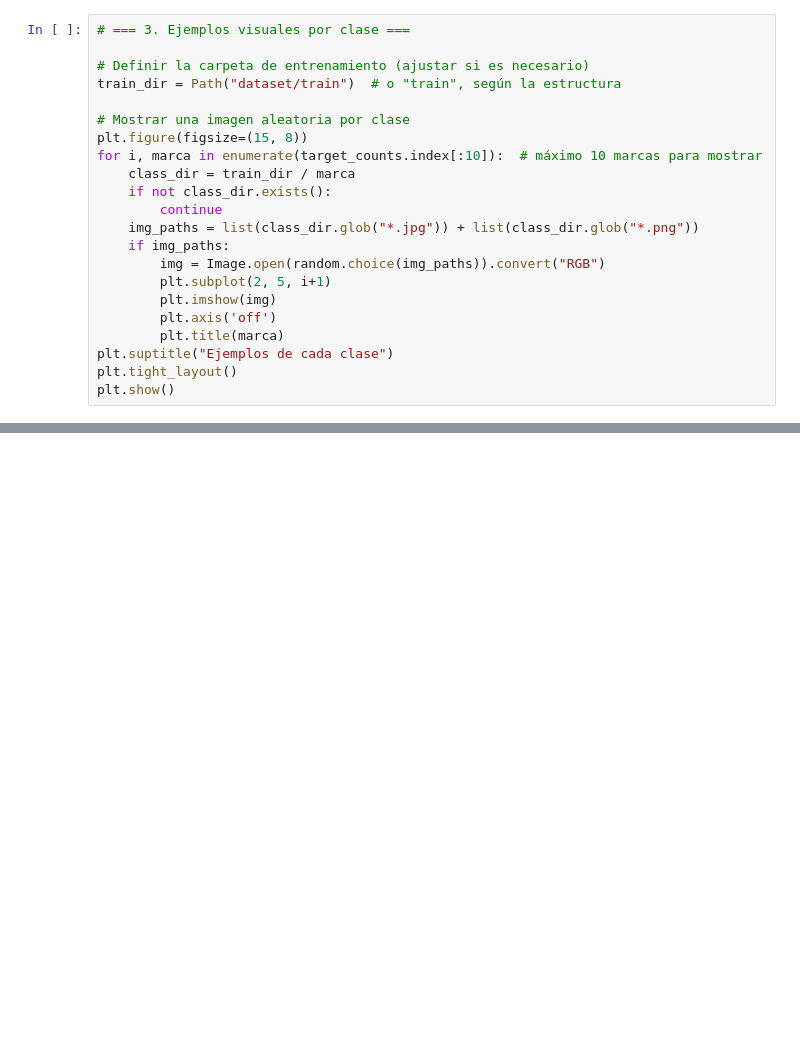
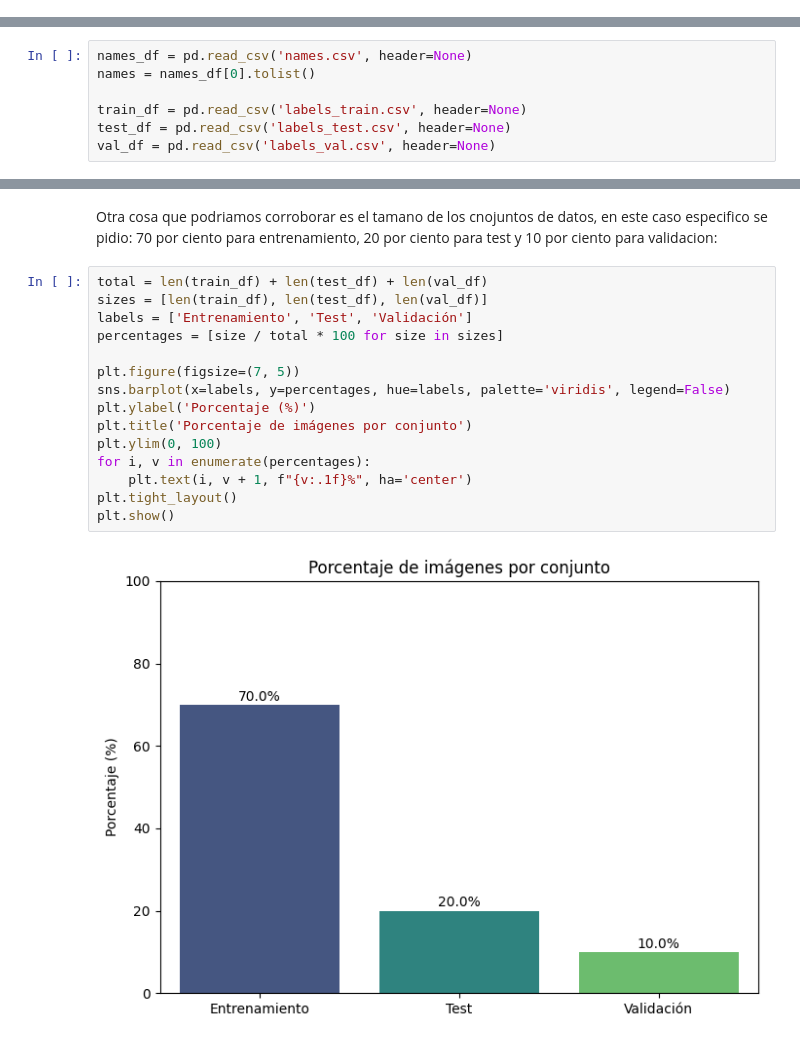
Before and after one commit to ManuelRamirezSilva/tpf_VA_RamirezSilva_Diaz, a Jupyter notebook: data/stanford_cars/analytics.ipynb, the cells around one changed output, grey strips where cells are left out. Cells and saved outputs as stored; diff of their text form; blank space fills up the shorter version.

```diff
--- a/data/stanford_cars/analytics.ipynb
+++ b/data/stanford_cars/analytics.ipynb
@@ -46,22 +8,0 @@ Passing `palette` without assigning `hue` is deprecated and will be removed in v
-# %%
-# === 3. Ejemplos visuales por clase ===
-
-# Definir la carpeta de entrenamiento (ajustar si es necesario)
-train_dir = Path("dataset/train")  # o "train", según la estructura
-
-# Mostrar una imagen aleatoria por clase
-plt.figure(figsize=(15, 8))
-for i, marca in enumerate(target_counts.index[:10]):  # máximo 10 marcas para mostrar
-    class_dir = train_dir / marca
-    if not class_dir.exists():
-        continue
-    img_paths = list(class_dir.glob("*.jpg")) + list(class_dir.glob("*.png"))
-    if img_paths:
-        img = Image.open(random.choice(img_paths)).convert("RGB")
-        plt.subplot(2, 5, i+1)
-        plt.imshow(img)
-        plt.axis('off')
-        plt.title(marca)
-plt.suptitle("Ejemplos de cada clase")
-plt.tight_layout()
-plt.show()
@@ -94,0 +9,7 @@ if errores_train:
+# %%
+names_df = pd.read_csv('names.csv', header=None)
+names = names_df[0].tolist()
+
+train_df = pd.read_csv('labels_train.csv', header=None)
+test_df = pd.read_csv('labels_test.csv', header=None)
+val_df = pd.read_csv('labels_val.csv', header=None)
@@ -94,0 +24,19 @@ if errores_train:
+# %% [markdown]
+Otra cosa que podriamos corroborar es el tamano de los cnojuntos de datos, en este caso especifico se pidio: 70 por ciento para entrenamiento, 20 por ciento para test y 10 por ciento para validacion:
+# %%
+total = len(train_df) + len(test_df) + len(val_df)
+sizes = [len(train_df), len(test_df), len(val_df)]
+labels = ['Entrenamiento', 'Test', 'Validación']
+percentages = [size / total * 100 for size in sizes]
+
+plt.figure(figsize=(7, 5))
+sns.barplot(x=labels, y=percentages, hue=labels, palette='viridis', legend=False)
+plt.ylabel('Porcentaje (%)')
+plt.title('Porcentaje de imágenes por conjunto')
+plt.ylim(0, 100)
+for i, v in enumerate(percentages):
+    plt.text(i, v + 1, f"{v:.1f}%", ha='center')
+plt.tight_layout()
+plt.show()
+# %% [output]
+[figure, added]
```
Also changed, not shown: parts of 15 cells of this notebook, 38 other files.
